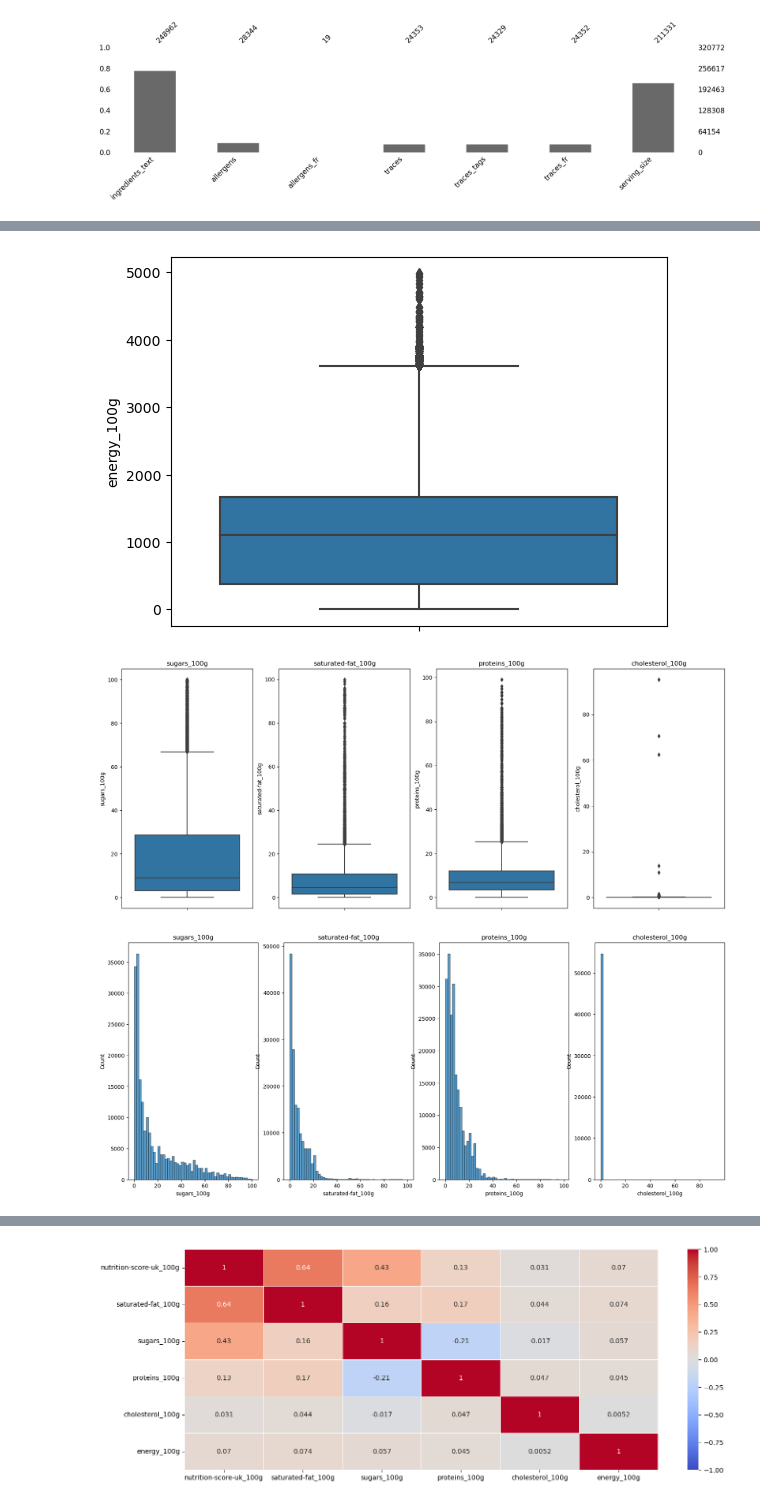
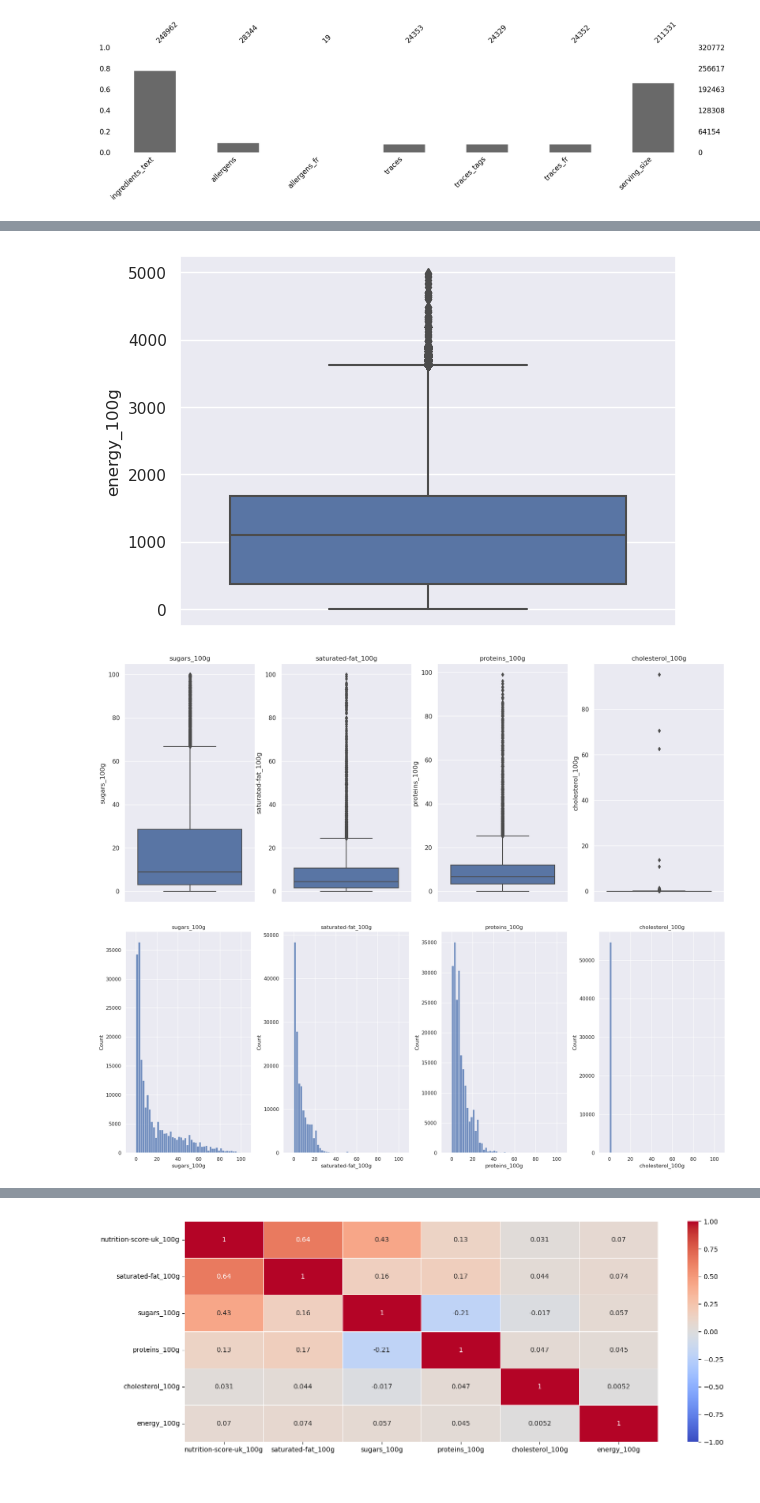
Before and after one commit to vicmcl/open_food_facts, a Jupyter notebook: src/notebook.ipynb, the cells around one changed output, grey strips where cells are left out. Drawn from its saved outputs; the diff is of its cells as text; code cells hidden in the pictures.

```diff
--- a/src/notebook.ipynb
+++ b/src/notebook.ipynb
@@ -150,0 +186,2 @@ df_misc.sample(10)
+# %%
+sns.set()
@@ -215,7 +312,7 @@ sns.boxplot(y = df_nutrition['energy_100g'][
                         df_nutrition['energy_100g'] < 5000])
 plt.show()
 # %% [output]
-[figure, old version]
+[figure, new version]
 # %%
 fig = plt.figure(figsize=(20,8))
 
@@ -228,18 +325,20 @@ for i, label in enumerate(['sugars_100g', 'saturated-fat_100g', 'proteins_100g',
     plt.title(label)
 plt.show()
 # %% [output]
-[figure, old version]
+[figure, new version]
 # %%
 fig = plt.figure(figsize=(20,8))
 
 for i, label in enumerate(['sugars_100g', 'saturated-fat_100g', 'proteins_100g', 'cholesterol_100g']):
     fig.add_subplot(1, 4, i + 1)
     sns.histplot(df_nutrition[label][
             ~df_nutrition[label].isna()][
                 df_nutrition[label] < 100][
                     df_nutrition[label] > 0
                         ], bins=50)
+    plt.xlim(-10, 110)
     plt.title(label)
+plt.tight_layout()
 plt.show()
 # %% [output]
-[figure, old version]
+[figure, new version]
```
Also changed, not shown: parts of 39 cells of this notebook.
